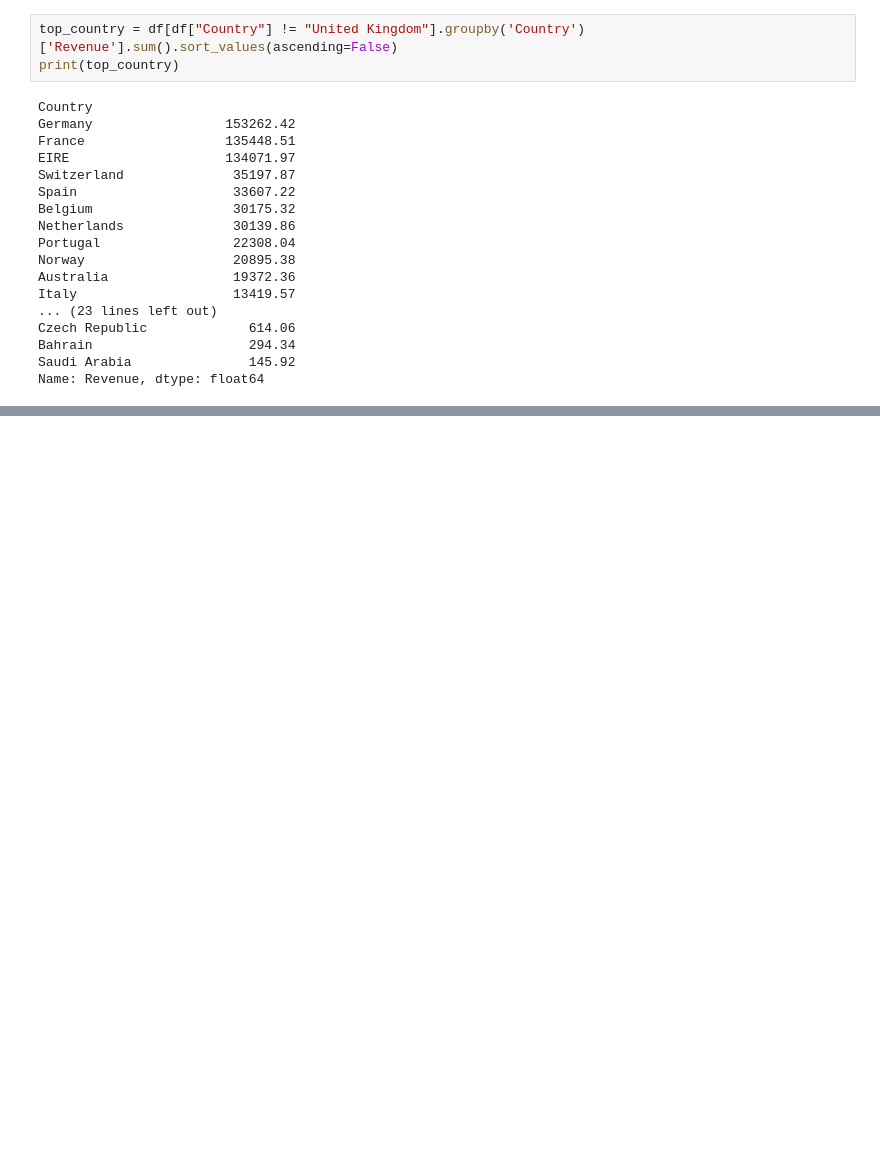
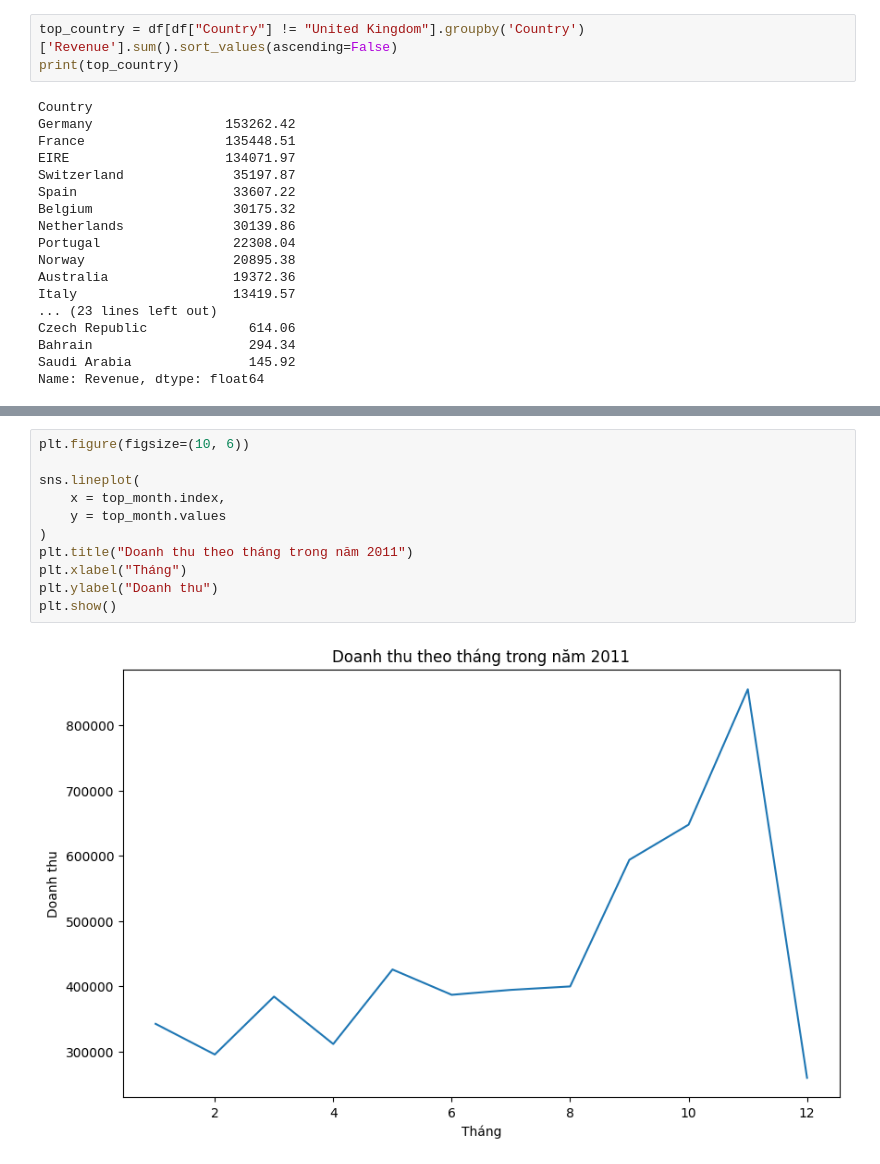
Before and after one commit to lequanganhtuan/w2-p2-pj, a Jupyter notebook: notebooks/E-Commerce.ipynb, the cells around one changed output, grey strips where cells are left out. Cells and saved outputs as stored; diff of their text form; blank space fills up the shorter version.

```diff
--- a/notebooks/E-Commerce.ipynb
+++ b/notebooks/E-Commerce.ipynb
@@ -332,0 +347,13 @@ Name: Revenue, dtype: float64
+# %%
+plt.figure(figsize=(10, 6))
+
+sns.lineplot(
+    x = top_month.index,
+    y = top_month.values
+)
+plt.title("Doanh thu theo tháng trong năm 2011")
+plt.xlabel("Tháng")
+plt.ylabel("Doanh thu")
+plt.show()
+# %% [output]
+[figure, added]
```
Also changed, not shown: parts of 8 cells of this notebook.
